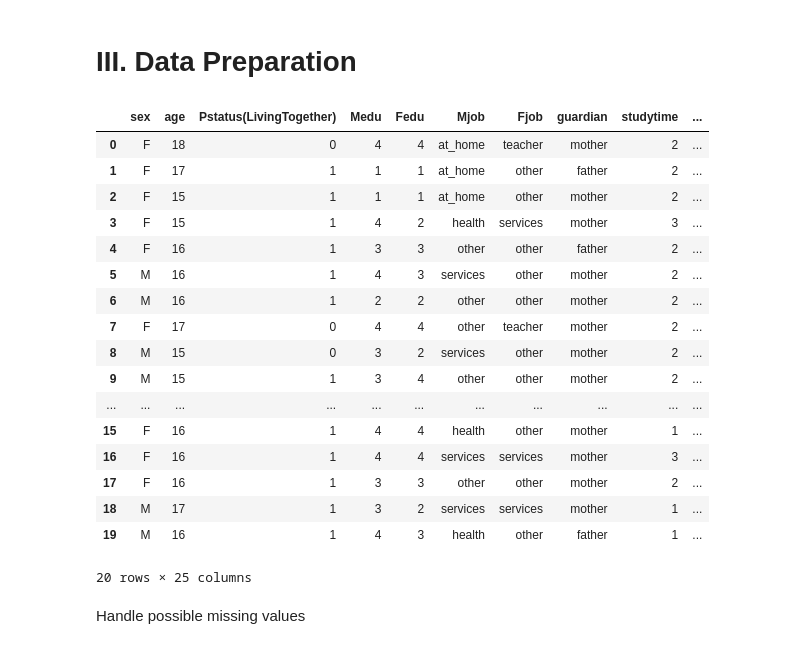
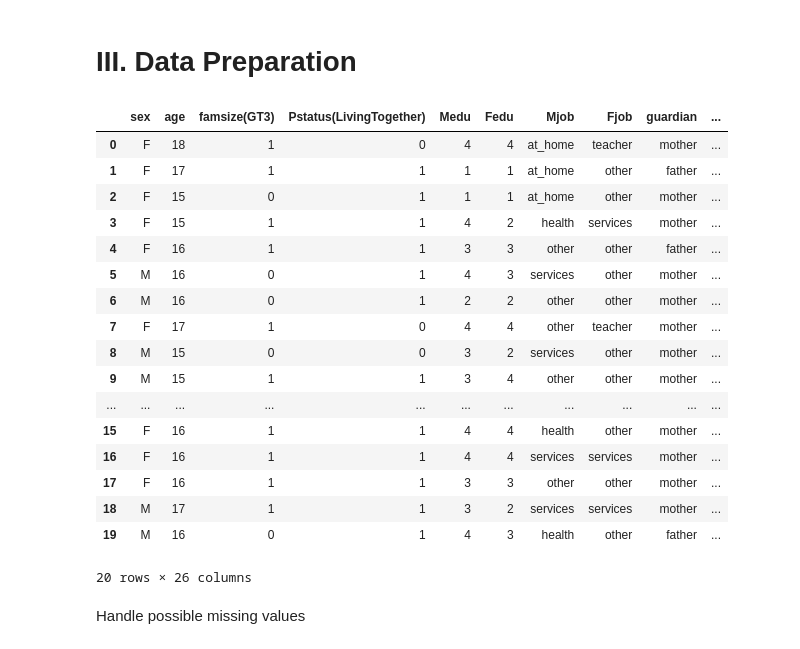
Before and after one commit to Jafestro/Data-Mallinnus, a Jupyter notebook: kidney/School-Performance.ipynb, the cells around one changed output. Drawn from its saved outputs; the diff is of its cells as text; code cells hidden in the pictures.

```diff
--- a/kidney/School-Performance.ipynb
+++ b/kidney/School-Performance.ipynb
@@ -79,36 +79,36 @@ The dataset contains student-related attributes, including demographic, academic
 # %%
 y = y.loc[:, y.columns.difference(['G1', 'G2'])]
 
-X = X.drop(['address', 'school', 'reason', 'traveltime', 'famsize'], axis=1)
+X = X.drop(['address', 'school', 'reason', 'traveltime'], axis=1)
 #change column name famsize to famsize(GT3)
-#X = X.rename(columns={'famsize': 'famsize(GT3)'})
+X = X.rename(columns={'famsize': 'famsize(GT3)'})
 #change data in this column to 1 if it is GT3 and 0 if it is LE3
-#X['famsize(GT3)'] = X['famsize(GT3)'].apply(lambda x: 1 if x == 'GT3' else 0)
+X['famsize(GT3)'] = X['famsize(GT3)'].apply(lambda x: 1 if x == 'GT3' else 0)
 #change column name Pstatus to Pstatus(LivingTogether)
 X = X.rename(columns={'Pstatus': 'Pstatus(LivingTogether)'})
 #change data in this column to 1 if it is T and 0 if it is A
 X['Pstatus(LivingTogether)'] = X['Pstatus(LivingTogether)'].apply(lambda x: 1 if x == 'T' else 0)
 
 X.head(20)
 # %% [output]
-|  | sex | age | Pstatus(LivingTogether) | Medu | Fedu | Mjob | Fjob | guardian | studytime | ... |
-| 0 | F | 18 | 0 | 4 | 4 | at_home | teacher | mother | 2 | ... |
-| 1 | F | 17 | 1 | 1 | 1 | at_home | other | father | 2 | ... |
-| 2 | F | 15 | 1 | 1 | 1 | at_home | other | mother | 2 | ... |
-| 3 | F | 15 | 1 | 4 | 2 | health | services | mother | 3 | ... |
-| 4 | F | 16 | 1 | 3 | 3 | other | other | father | 2 | ... |
-| 5 | M | 16 | 1 | 4 | 3 | services | other | mother | 2 | ... |
-| 6 | M | 16 | 1 | 2 | 2 | other | other | mother | 2 | ... |
-| 7 | F | 17 | 0 | 4 | 4 | other | teacher | mother | 2 | ... |
-| 8 | M | 15 | 0 | 3 | 2 | services | other | mother | 2 | ... |
-| 9 | M | 15 | 1 | 3 | 4 | other | other | mother | 2 | ... |
+|  | sex | age | famsize(GT3) | Pstatus(LivingTogether) | Medu | Fedu | Mjob | Fjob | guardian | ... |
+| 0 | F | 18 | 1 | 0 | 4 | 4 | at_home | teacher | mother | ... |
+| 1 | F | 17 | 1 | 1 | 1 | 1 | at_home | other | father | ... |
+| 2 | F | 15 | 0 | 1 | 1 | 1 | at_home | other | mother | ... |
+| 3 | F | 15 | 1 | 1 | 4 | 2 | health | services | mother | ... |
+| 4 | F | 16 | 1 | 1 | 3 | 3 | other | other | father | ... |
+| 5 | M | 16 | 0 | 1 | 4 | 3 | services | other | mother | ... |
+| 6 | M | 16 | 0 | 1 | 2 | 2 | other | other | mother | ... |
+| 7 | F | 17 | 1 | 0 | 4 | 4 | other | teacher | mother | ... |
+| 8 | M | 15 | 0 | 0 | 3 | 2 | services | other | mother | ... |
+| 9 | M | 15 | 1 | 1 | 3 | 4 | other | other | mother | ... |
 | ... | ... | ... | ... | ... | ... | ... | ... | ... | ... | ... |
-| 15 | F | 16 | 1 | 4 | 4 | health | other | mother | 1 | ... |
-| 16 | F | 16 | 1 | 4 | 4 | services | services | mother | 3 | ... |
-| 17 | F | 16 | 1 | 3 | 3 | other | other | mother | 2 | ... |
-| 18 | M | 17 | 1 | 3 | 2 | services | services | mother | 1 | ... |
-| 19 | M | 16 | 1 | 4 | 3 | health | other | father | 1 | ... |
+| 15 | F | 16 | 1 | 1 | 4 | 4 | health | other | mother | ... |
+| 16 | F | 16 | 1 | 1 | 4 | 4 | services | services | mother | ... |
+| 17 | F | 16 | 1 | 1 | 3 | 3 | other | other | mother | ... |
+| 18 | M | 17 | 1 | 1 | 3 | 2 | services | services | mother | ... |
+| 19 | M | 16 | 0 | 1 | 4 | 3 | health | other | father | ... |
-20 rows × 25 columns
+20 rows × 26 columns
 # %% [markdown]
 Handle possible missing values
 # %%
```
Also changed, not shown: parts of 7 cells of this notebook.
